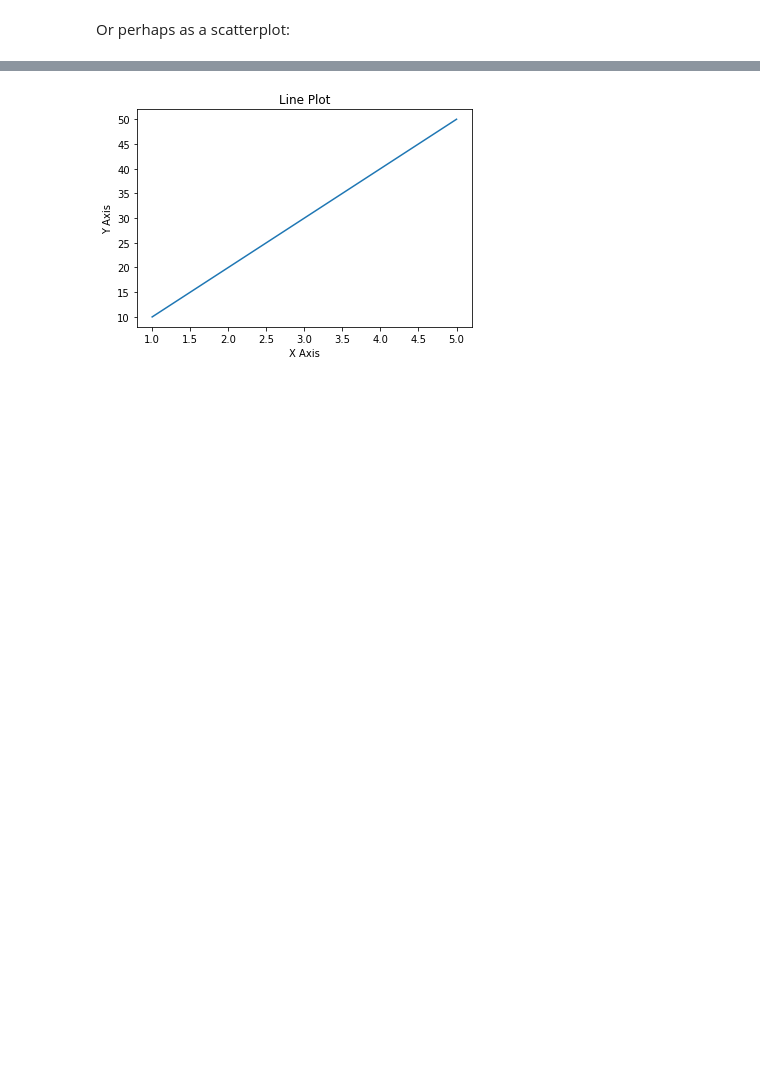
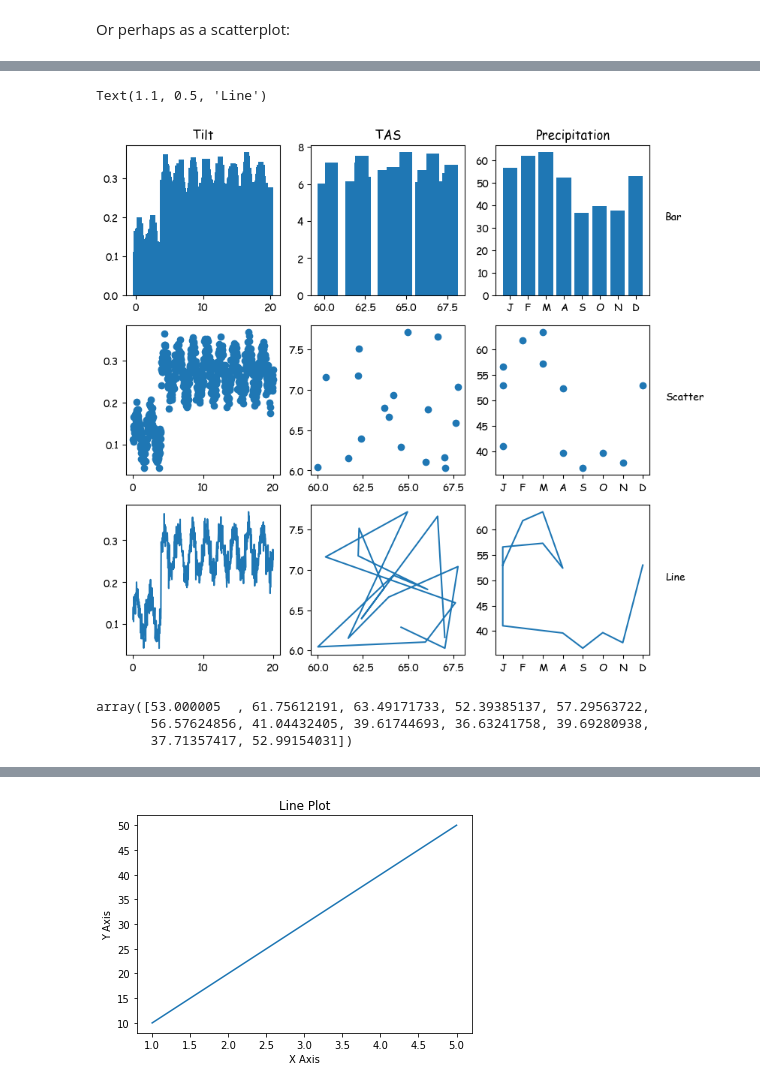
Before and after one commit to jifarquharson/data-visualisation-24, a Jupyter notebook: Datasaurus.ipynb, the cells around one changed output, grey strips where cells are left out. Cells and saved outputs as stored; diff of their text form; code cells hidden in the pictures; blank space fills up the shorter version.

```diff
--- a/Datasaurus.ipynb
+++ b/Datasaurus.ipynb
@@ -134,0 +208,2 @@ There are many different kinds of data, and the kind of data visualisation we em
+# %%
+t, tilt =  generate_tilt_data(seed)
@@ -134,0 +232,2 @@ There are many different kinds of data, and the kind of data visualisation we em
+# %%
+mean_precip, months, years = generate_precipitation_data(seed)
@@ -134,0 +490,38 @@ There are many different kinds of data, and the kind of data visualisation we em
+# %%
+def plot_three_charts(seed):
+    fig = plt.figure(1, figsize = (9,9), dpi = 100)
+    ax1 = fig.add_subplot(331)
+    ax2 = fig.add_subplot(332)
+    ax3 = fig.add_subplot(333)
+    ax4 = fig.add_subplot(334)
+    ax5 = fig.add_subplot(335)
+    ax6 = fig.add_subplot(336)
+    ax7 = fig.add_subplot(337)
+    ax8 = fig.add_subplot(338)
+    ax9 = fig.add_subplot(339)
+
+    ax1.set_title("Tilt")
+    t, tilt =  generate_tilt_data(seed)
+    ax1.bar(t, tilt)
+    ax4.scatter(t, tilt)
+    ax7.plot(t, tilt)
+
+    ax2.set_title("TAS")
+    SiO2_values, TAS_values = generate_TAS_data(seed)
+    ax2.bar(SiO2_values, TAS_values)
+    ax5.scatter(SiO2_values, TAS_values)
+    ax8.plot(SiO2_values, TAS_values)
+
+    ax3.set_title("Precipitation")
+
+    mean_precip, years, months = generate_precipitation_data(seed)
+    ax3.bar(months, mean_precip[0])
+    ax6.scatter(months, mean_precip[0])
+    ax9.plot(months, mean_precip[0])
+
+    ax3.annotate("Bar", xy = (1.1,.5), xycoords = "axes fraction")
+    ax6.annotate("Scatter", xy = (1.1,.5), xycoords = "axes fraction")
+    ax9.annotate("Line", xy = (1.1,.5), xycoords = "axes fraction")
+# %% [output]
+Text(1.1, 0.5, 'Line')
+[figure, added]
@@ -134,0 +545,6 @@ There are many different kinds of data, and the kind of data visualisation we em
+# %%
+mean_precip[0]
+# %% [output]
+array([53.000005  , 61.75612191, 63.49171733, 52.39385137, 57.29563722,
+       56.57624856, 41.04432405, 39.61744693, 36.63241758, 39.69280938,
+       37.71357417, 52.99154031])
```
Also changed, not shown: parts of 82 cells of this notebook, 1 other file.
